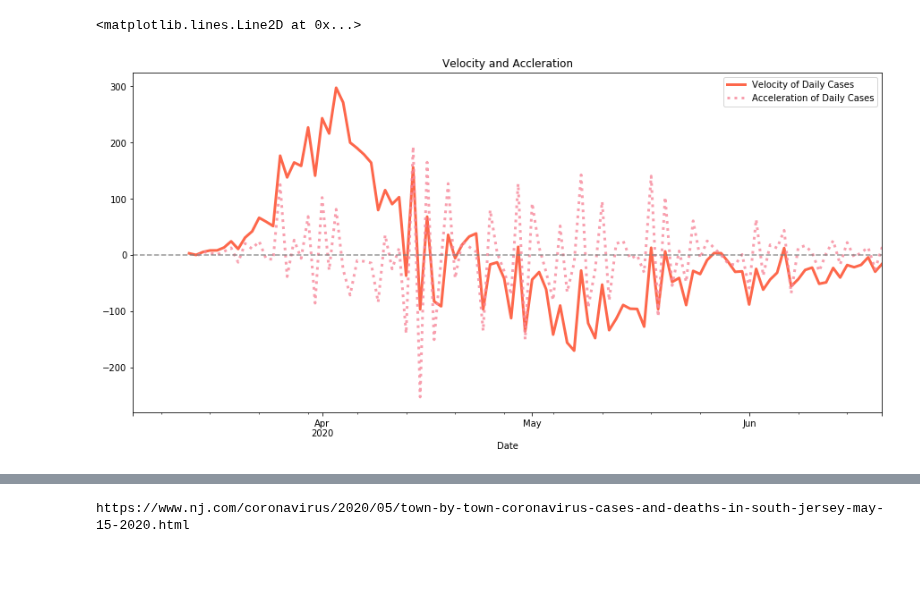
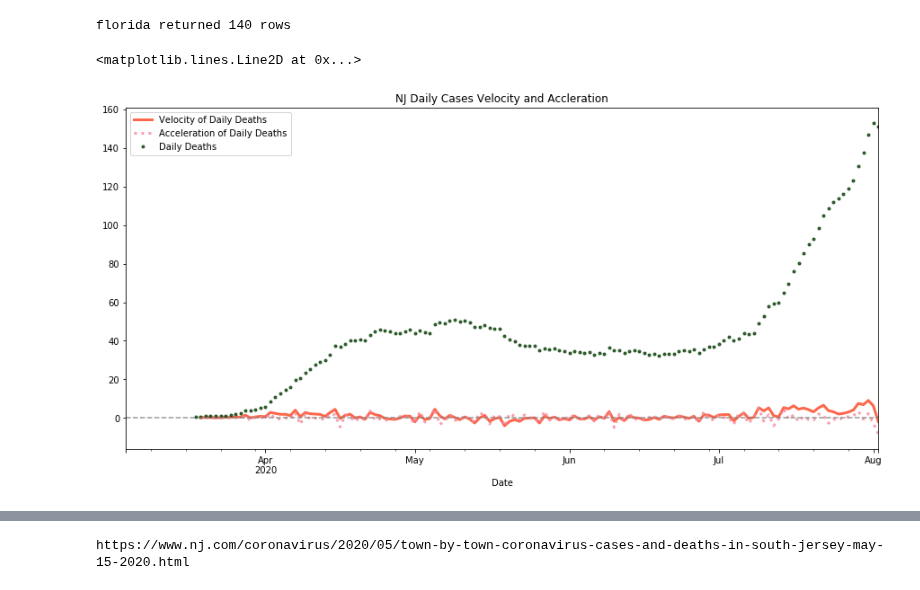
Before and after one commit to kaumaron/NJcomCOVIDData, a Jupyter notebook: NJcomCOVIDExtract-Timeseries.ipynb, the cells around one changed output, grey strips where cells are left out. Drawn from its saved outputs; the diff is of its cells as text; code cells hidden in the pictures; blank space fills up the shorter version.

Commit message:
Fix Doubling Time, add more graphs

```diff
--- a/NJcomCOVIDExtract-Timeseries.ipynb
+++ b/NJcomCOVIDExtract-Timeseries.ipynb
@@ -148,7 +189,7 @@ def get_state_data(state):
         and returns the 'New Tests', 'Cases', 'Negative', 'Hospitalized', 'Deaths', 'Total',
        'Daily Positive', 'Percent Positive', 'Daily Hospitalized',
        'Daily Deaths', '7 Day Rolling', '14 Day Rolling',
-       '7 Day Rolling Percent Pos', 'Doubling Time'"""
+       '7 Day Rolling Percent Pos', 'Doubling Time', 'State'"""
     # format state name for covidtracking.com
     state = state.lower().replace(' ', '-')
     # read historical data table from covidtracking.com and invert the order
@@ -164,22 +205,30 @@ def get_state_data(state):
     df['Daily Positive'] = df['Cases'].diff(1)
     df['Percent Positive'] = df['Daily Positive'] / df['New Tests'] * 100.0
     df['Percent Positive'].fillna(0)
-    df['Daily Hospitalized'] = df.Hospitalized.diff(-1)
-    df['Daily Deaths'] = df.Deaths.diff(-1)
+    df['Daily Hospitalized'] = df.Hospitalized.diff(1)
+    df['Daily Deaths'] = df.Deaths.diff(1)
     # Min periods allows the rolling average to be missing 1-2 values before returning NaN
     df['7 Day Rolling'] = df['Daily Positive'].rolling(window=7, min_periods=5).mean()
     df['14 Day Rolling'] = df['Daily Positive'].rolling(window=14, min_periods=5).mean()
+    df['7 Day Rolling Deaths'] = df['Daily Deaths'].rolling(window=7, min_periods=5).mean()
+    df['14 Day Rolling Deaths'] = df['Daily Deaths'].rolling(window=14, min_periods=5).mean()
     df['7 Day Rolling Percent Pos'] = df['Percent Positive'].rolling(window=7, min_periods=5).mean()
     # 1st and 2nd Derivatives
     df['Velocity of Daily Cases'] = df['Daily Positive'].diff(1)
     df['Acceleration of Daily Cases'] = df['Velocity of Daily Cases'].diff(1)
+    df['Velocity of Daily Deaths'] = df['Daily Deaths'].diff(1)
+    df['Acceleration of Daily Deaths'] = df['Velocity of Daily Deaths'].diff(1)
+    df['Squared Accleration'] = df['Acceleration of Daily Cases'] ** 2 / df['Acceleration of Daily Cases'].max()
     # 3Blue1Brown
     df['Growth Factor'] = df['Daily Positive'] / df['Daily Positive'].shift(1)
     # doubling time is wrong and needs to be fixed
     df['Doubling Time'] = np.log(2) / np.log(
-        1 + (df.Cases * \
-        df['Percent Positive'].rolling(window=7, min_periods=5).sum()/7)
+        1 + (df['7 Day Rolling'] / df.Cases)
     )
+    df['Doubling Time Deaths'] = np.log(2) / np.log(
+        1 + (df['7 Day Rolling Deaths'] / df.Cases)
+    )
+    df['State'] = state.replace('-', ' ').title()
 
     print(f'{state} returned {df.shape[0]} rows')
 
@@ -192,17 +252,22 @@ new-jersey returned 108 rows
+# %%
+path_now, _ = get_folder_name()
+get_state_data('Florida').to_excel(path_now + 'Florida.xlsx', sheet_name='Florida Cases')
+# %% [output]
+florida returned 140 rows
 # %%
-nj[['Velocity of Daily Cases', 'Acceleration of Daily Cases']].\
+nj[['Velocity of Daily Deaths', 'Acceleration of Daily Deaths','Daily Deaths']].\
     rolling(window=14, min_periods=7).mean()[::-1].\
     plot(figsize=(15,7),
-        title = 'Velocity and Accleration',
-        style=['-',':'],
+        title = 'NJ Daily Cases Velocity and Accleration',
+        style=['-',':', '.'],
         linewidth = 3,
         kind='line',
-        color = ['xkcd:orange red', 'xkcd:rose pink'],
+        color = ['xkcd:orange red', 'xkcd:rose pink', 'xkcd:hunter green'],
         alpha = 0.8
         ).axhline(0,
                   color='gray',
                   linestyle='--',
                   alpha=0.8)
 # %% [output]
 <matplotlib.lines.Line2D at 0x...>
-[figure, old version]
+[figure, new version]
```
Also changed, not shown: parts of 7 cells of this notebook.
